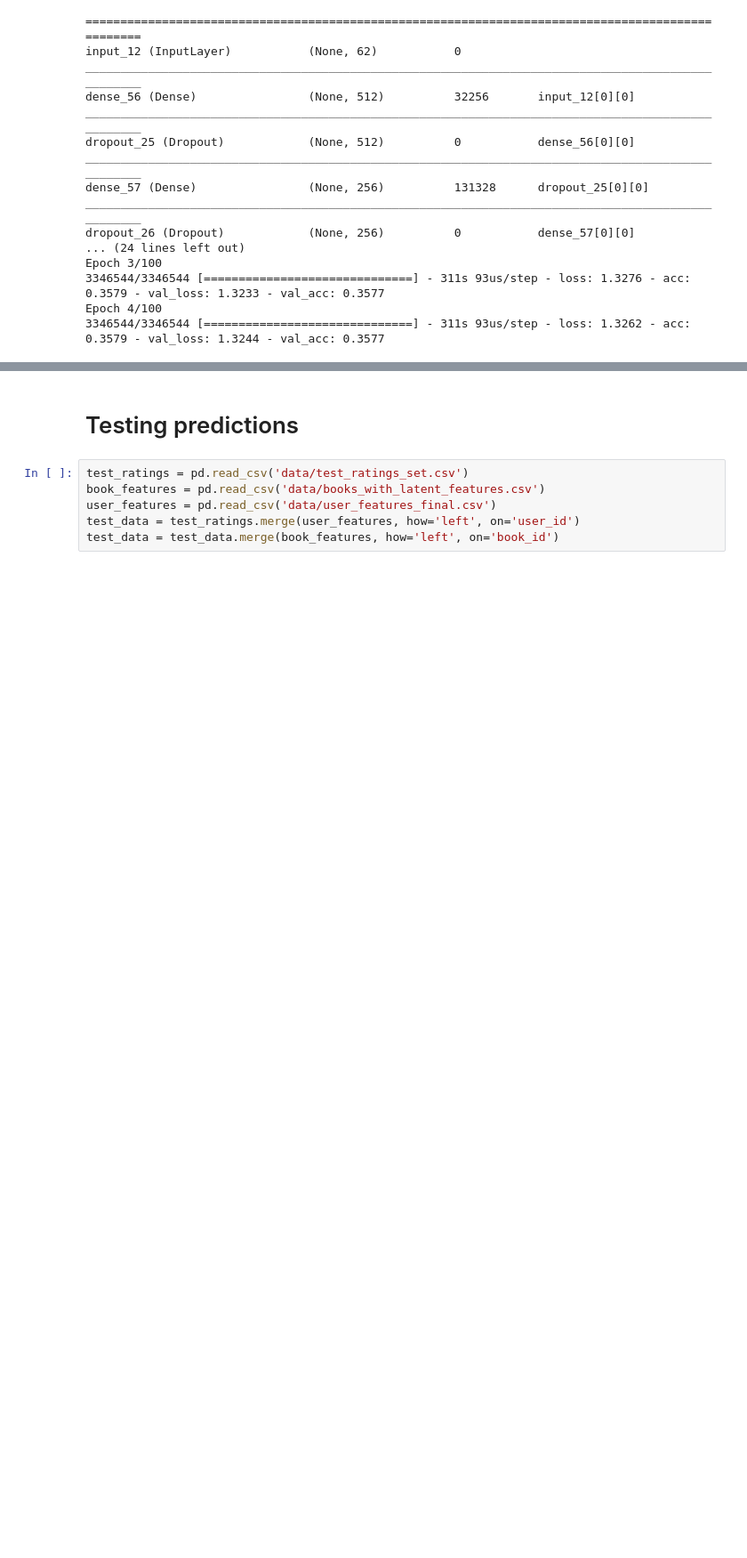
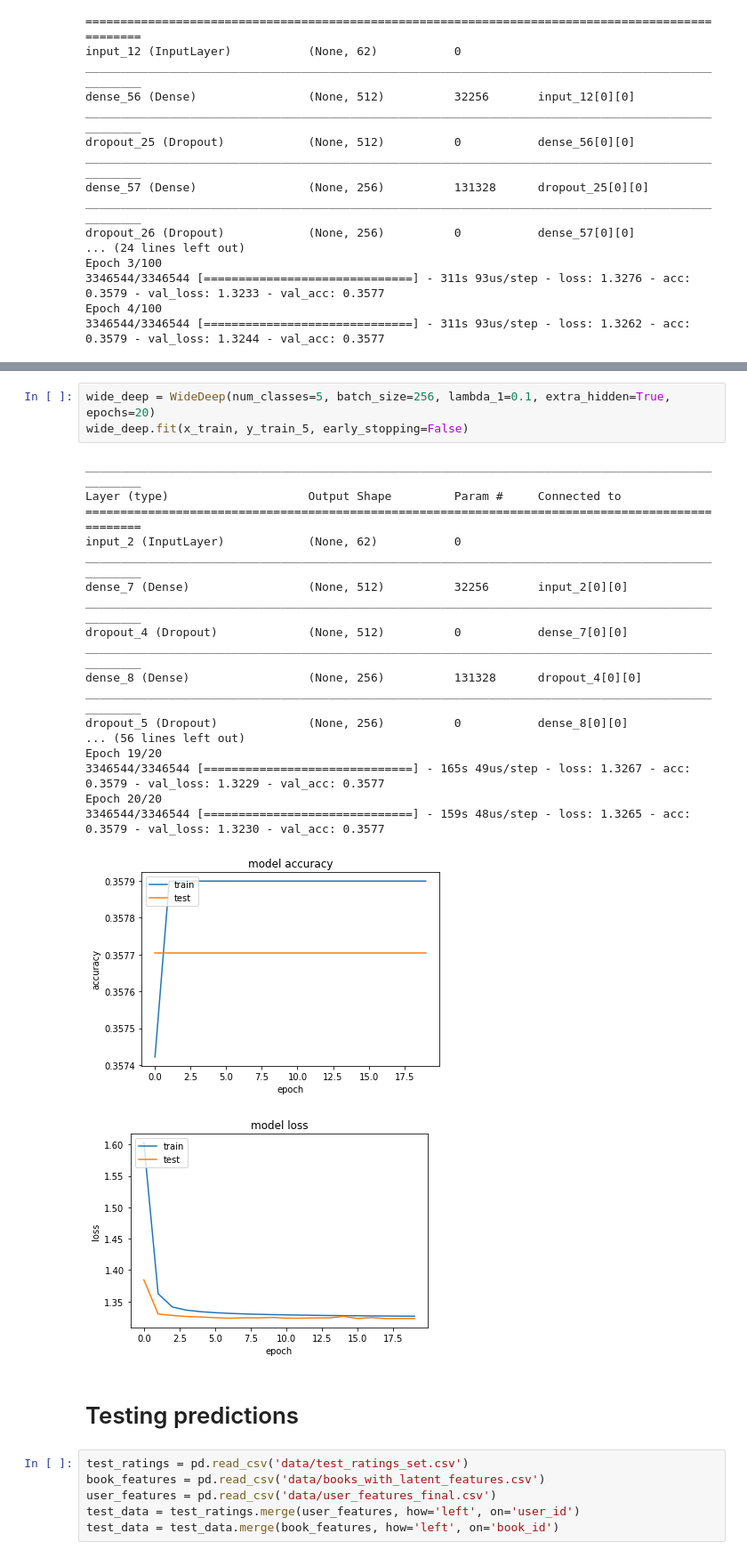
Before and after one commit to manoj0237/DeeplearningandAI-finalproject, a Jupyter notebook: Wide-Deep.ipynb, the cells around one changed output, grey strips where cells are left out. Shown: that part at 89% size. Saved outputs shown, nothing was run; the diff lists cells and outputs as text; blank space fills up the shorter version.

```diff
--- a/Wide-Deep.ipynb
+++ b/Wide-Deep.ipynb
@@ -317,3 +340,26 @@ Epoch 4/100
+# %%
+wide_deep = WideDeep(num_classes=5, batch_size=256, lambda_1=0.1, extra_hidden=True, epochs=20)
+wide_deep.fit(x_train, y_train_5, early_stopping=False)
+# %% [output]
+__________________________________________________________________________________________________
+Layer (type)                    Output Shape         Param #     Connected to
+==================================================================================================
+input_2 (InputLayer)            (None, 62)           0
+__________________________________________________________________________________________________
+dense_7 (Dense)                 (None, 512)          32256       input_2[0][0]
+__________________________________________________________________________________________________
+dropout_4 (Dropout)             (None, 512)          0           dense_7[0][0]
+__________________________________________________________________________________________________
+dense_8 (Dense)                 (None, 256)          131328      dropout_4[0][0]
+__________________________________________________________________________________________________
+dropout_5 (Dropout)             (None, 256)          0           dense_8[0][0]
+... (56 lines left out)
+Epoch 19/20
+3346544/3346544 [==============================] - 165s 49us/step - loss: 1.3267 - acc: 0.3579 - val_loss: 1.3229 - val_acc: 0.3577
+Epoch 20/20
+3346544/3346544 [==============================] - 159s 48us/step - loss: 1.3265 - acc: 0.3579 - val_loss: 1.3230 - val_acc: 0.3577
+[figure, added]
+[figure, added]
 # %% [markdown]
 # Testing predictions
 # %%
```
Also changed, not shown: parts of 1 cell of this notebook, 58 other files.
